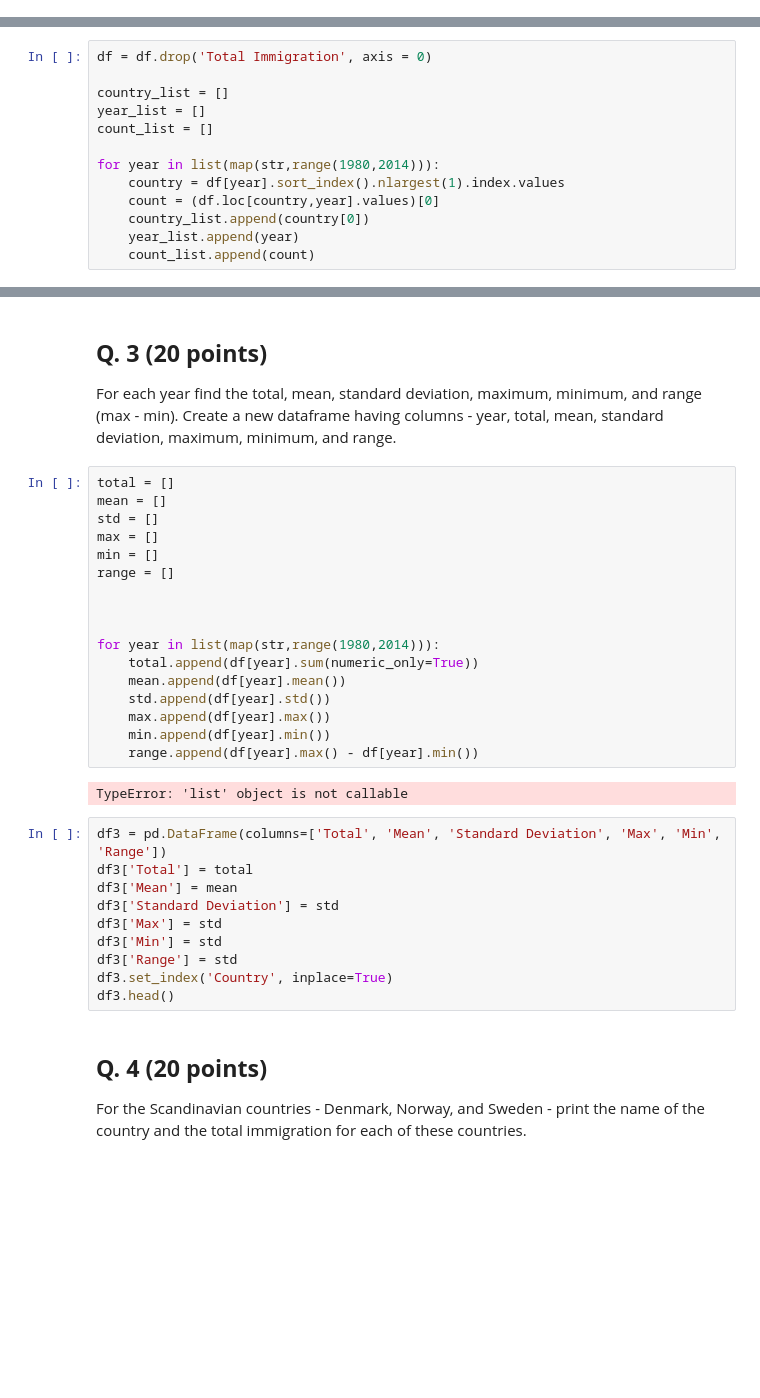
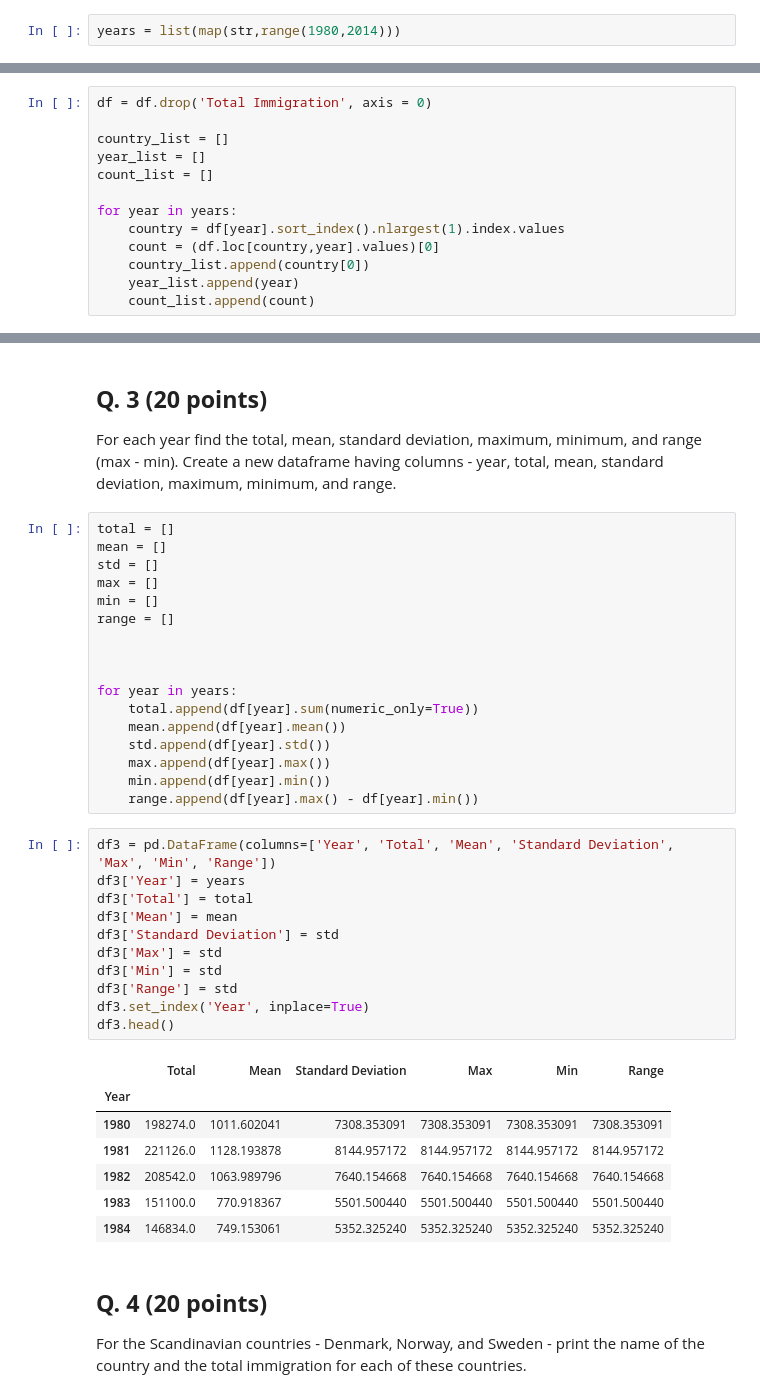
Before and after one commit to dylanxlam/data_visualization_practive, a Jupyter notebook: practice1/HWK1.ipynb, the cells around one changed output, grey strips where cells are left out. Saved outputs shown, nothing was run; the diff lists cells and outputs as text; blank space fills up the shorter version.

```diff
--- a/practice1/HWK1.ipynb
+++ b/practice1/HWK1.ipynb
@@ -263,3 +263,5 @@ Region            NaN
 1981         110563.0
 1982         104271.0
 Name: Total Immigration, dtype: object
+# %%
+years = list(map(str,range(1980,2014)))
@@ -273,7 +277,7 @@ country_list = []
 year_list = []
 count_list = []
 
-for year in list(map(str,range(1980,2014))):
+for year in years:
     country = df[year].sort_index().nlargest(1).index.values
     count = (df.loc[country,year].values)[0]
     country_list.append(country[0])
@@ -318,25 +322,32 @@ range = []
 
 
 
-for year in list(map(str,range(1980,2014))):
+for year in years:
     total.append(df[year].sum(numeric_only=True))
     mean.append(df[year].mean())
     std.append(df[year].std())
     max.append(df[year].max())
     min.append(df[year].min())
     range.append(df[year].max() - df[year].min())
-# %% [output]
-TypeError: 'list' object is not callable
 # %%
-df3 = pd.DataFrame(columns=['Total', 'Mean', 'Standard Deviation', 'Max', 'Min', 'Range'])
+df3 = pd.DataFrame(columns=['Year', 'Total', 'Mean', 'Standard Deviation', 'Max', 'Min', 'Range'])
+df3['Year'] = years
 df3['Total'] = total
 df3['Mean'] = mean
 df3['Standard Deviation'] = std
 df3['Max'] = std
 df3['Min'] = std
 df3['Range'] = std
-df3.set_index('Country', inplace=True)
+df3.set_index('Year', inplace=True)
 df3.head()
+# %% [output]
+|  | Total | Mean | Standard Deviation | Max | Min | Range |
+| Year |  |  |  |  |  |  |
+| 1980 | 198274.0 | 1011.602041 | 7308.353091 | 7308.353091 | 7308.353091 | 7308.353091 |
+| 1981 | 221126.0 | 1128.193878 | 8144.957172 | 8144.957172 | 8144.957172 | 8144.957172 |
+| 1982 | 208542.0 | 1063.989796 | 7640.154668 | 7640.154668 | 7640.154668 | 7640.154668 |
+| 1983 | 151100.0 | 770.918367 | 5501.500440 | 5501.500440 | 5501.500440 | 5501.500440 |
+| 1984 | 146834.0 | 749.153061 | 5352.325240 | 5352.325240 | 5352.325240 | 5352.325240 |
 # %% [markdown]
 ## **Q. 4 (20 points)**
 For the Scandinavian countries - Denmark, Norway, and Sweden - print the name of the country and the total immigration for each of these countries.
```
Also changed, not shown: parts of 5 cells of this notebook, 2 other files.
